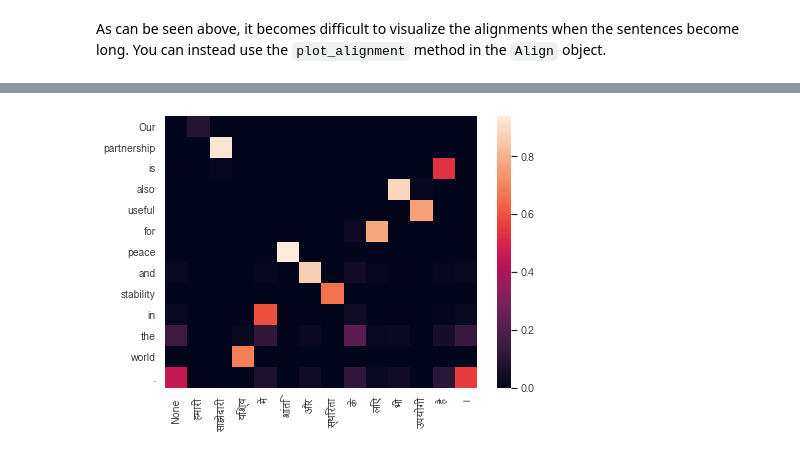
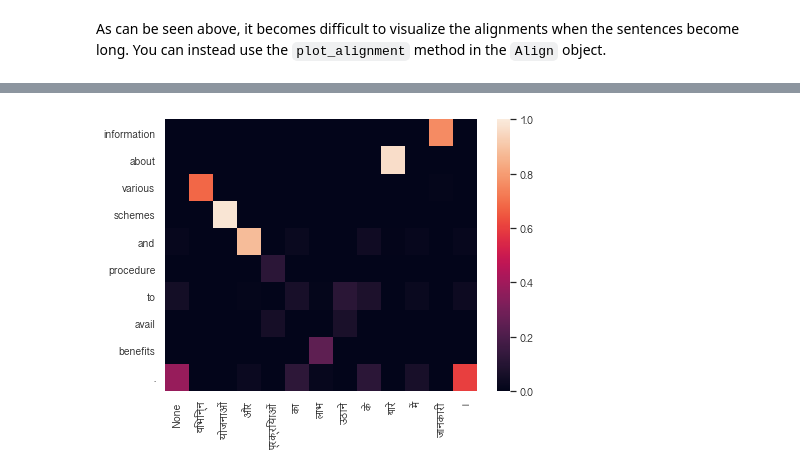
Before and after one commit to nikhilkmr300/indic-aug, a Jupyter notebook: example/example.ipynb, the cells around one changed output, grey strips where cells are left out. Cells and saved outputs as stored; diff of their text form; code cells hidden in the pictures.

```diff
--- a/example/example.ipynb
+++ b/example/example.ipynb
@@ -226,2 +270,9 @@ AlignedSent(['He', 'said', 'that', 'this', 'is', 'a', 'right', 'sign', '.'], ['N
 # %%
-aligner.align('विभिन्न योजनाओं और प्रक्रियाओं का लाभ उठाने के बारे में जानकारी ।', 'information about various schemes and procedure to avail benefits .')
+src1 = 'उन्होंने कहा कि यह एक सही संकेत है ।'
+tgt1 = 'He said that this is a right sign .'
+
+src2 = 'विभिन्न योजनाओं और प्रक्रियाओं का लाभ उठाने के बारे में जानकारी ।'
+tgt2 = 'information about various schemes and procedure to avail benefits .'
+
+src3 = 'हमारी साझेदारी विश्व में शांति और स्थिरता के लिए भी उपयोगी है ।'
+tgt3 = 'Our partnership is also useful for peace and stability in the world .'
@@ -240,4 +293,4 @@ aligner.plot_alignment('विभिन्न योजनाओं और प
-# %%
-aligner.plot_alignment('हमारी साझेदारी विश्व में शांति और स्थिरता के लिए भी उपयोगी है ।', 'Our partnership is also useful for peace and stability in the world .', 'Devanagari Sangam MN', figsize=(7, 5))
-# %% [output]
-[figure, removed]
+# %%
+aligner.plot_alignment(src2, tgt2, 'Devanagari Sangam MN', figsize=(7, 5))
+# %% [output]
+[figure, added]
```
Also changed, not shown: parts of 34 cells of this notebook, 9 other files.
